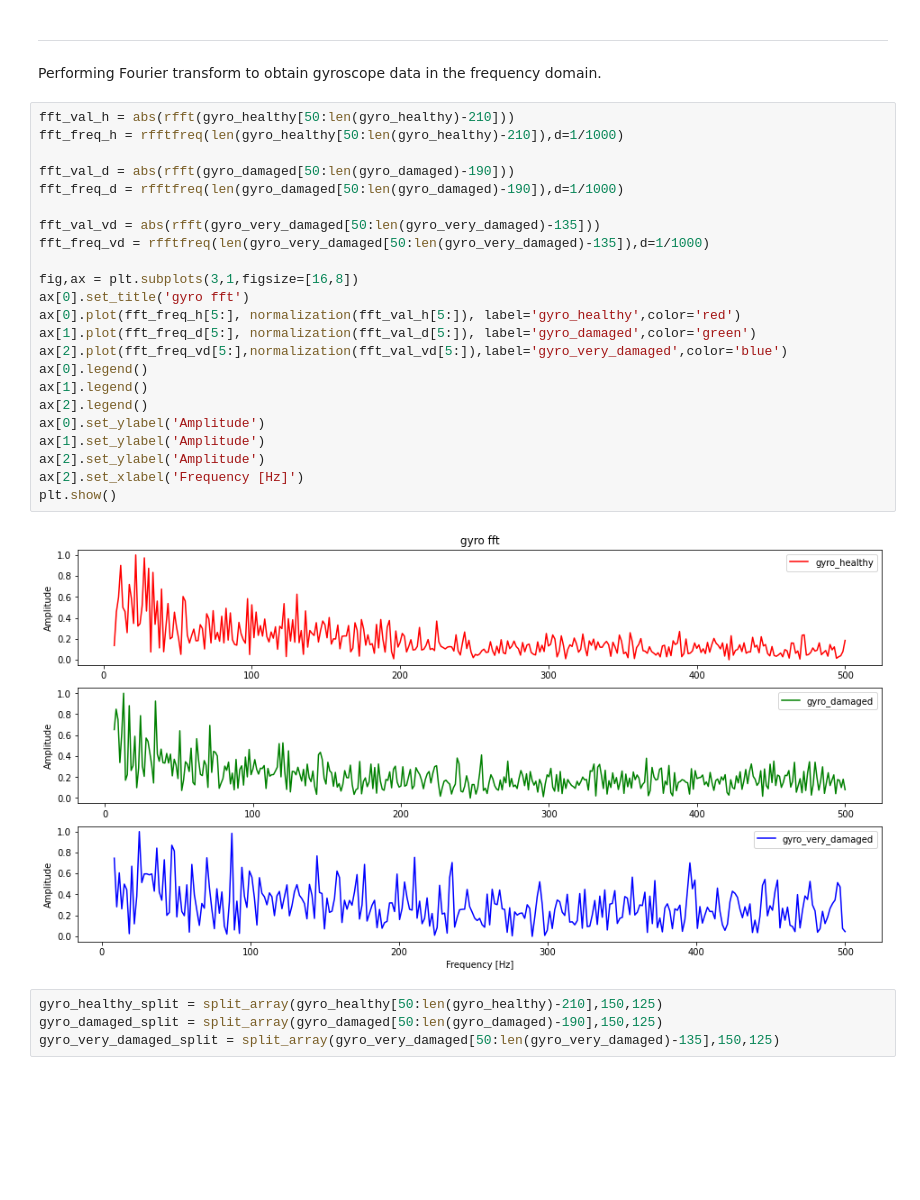
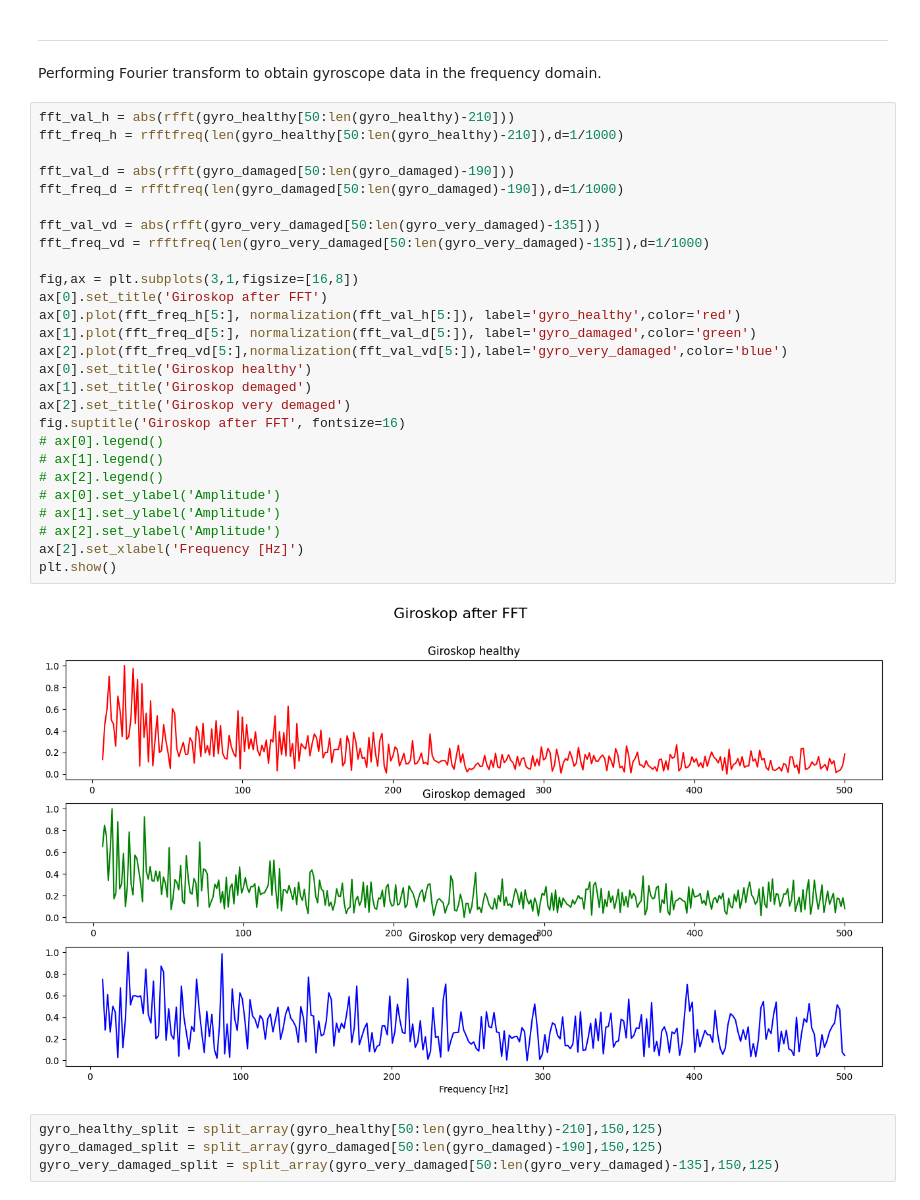
Before and after one commit to AiR-ISZ-Gr1/drones_prediction, a Jupyter notebook: preprocessing.ipynb, the cells around one changed output. Saved outputs shown, nothing was run; the diff lists cells and outputs as text; blank space fills up the shorter version.

```diff
--- a/preprocessing.ipynb
+++ b/preprocessing.ipynb
@@ -201,28 +224,32 @@ Performing Fourier transform to obtain gyroscope data in the frequency domain.
 # %%
 fft_val_h = abs(rfft(gyro_healthy[50:len(gyro_healthy)-210]))
 fft_freq_h = rfftfreq(len(gyro_healthy[50:len(gyro_healthy)-210]),d=1/1000)
 
 fft_val_d = abs(rfft(gyro_damaged[50:len(gyro_damaged)-190]))
 fft_freq_d = rfftfreq(len(gyro_damaged[50:len(gyro_damaged)-190]),d=1/1000)
 
 fft_val_vd = abs(rfft(gyro_very_damaged[50:len(gyro_very_damaged)-135]))
 fft_freq_vd = rfftfreq(len(gyro_very_damaged[50:len(gyro_very_damaged)-135]),d=1/1000)
 
 fig,ax = plt.subplots(3,1,figsize=[16,8])
-ax[0].set_title('gyro fft')
+ax[0].set_title('Giroskop after FFT')
 ax[0].plot(fft_freq_h[5:], normalization(fft_val_h[5:]), label='gyro_healthy',color='red')
 ax[1].plot(fft_freq_d[5:], normalization(fft_val_d[5:]), label='gyro_damaged',color='green')
 ax[2].plot(fft_freq_vd[5:],normalization(fft_val_vd[5:]),label='gyro_very_damaged',color='blue')
-ax[0].legend()
-ax[1].legend()
-ax[2].legend()
-ax[0].set_ylabel('Amplitude')
-ax[1].set_ylabel('Amplitude')
-ax[2].set_ylabel('Amplitude')
+ax[0].set_title('Giroskop healthy')
+ax[1].set_title('Giroskop demaged')
+ax[2].set_title('Giroskop very demaged')
+fig.suptitle('Giroskop after FFT', fontsize=16)
+# ax[0].legend()
+# ax[1].legend()
+# ax[2].legend()
+# ax[0].set_ylabel('Amplitude')
+# ax[1].set_ylabel('Amplitude')
+# ax[2].set_ylabel('Amplitude')
 ax[2].set_xlabel('Frequency [Hz]')
 plt.show()
 # %% [output]
-[figure, old version]
+[figure, new version]
 # %%
 gyro_healthy_split = split_array(gyro_healthy[50:len(gyro_healthy)-210],150,125)
 gyro_damaged_split = split_array(gyro_damaged[50:len(gyro_damaged)-190],150,125)
```
Also changed, not shown: parts of 5 cells of this notebook, 11 other files.
